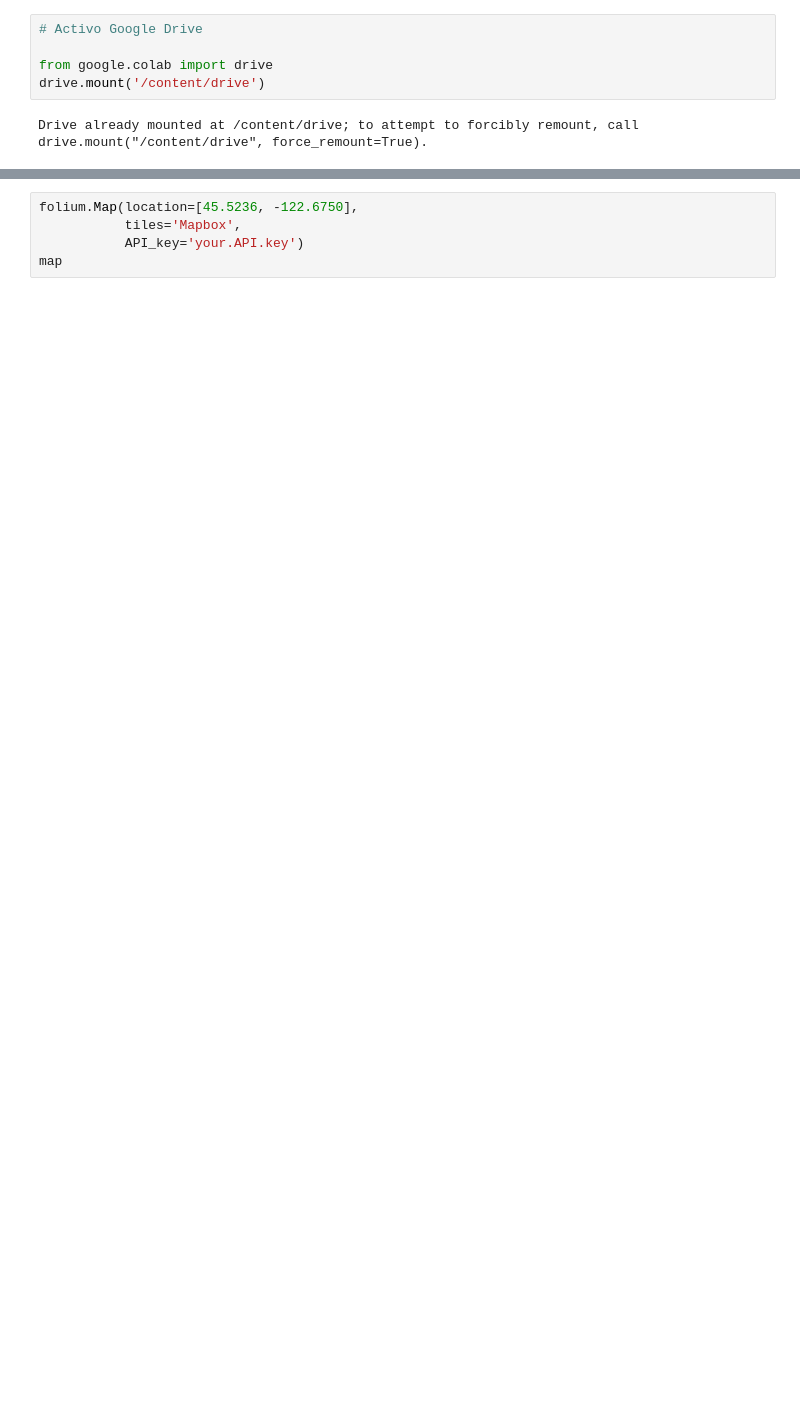
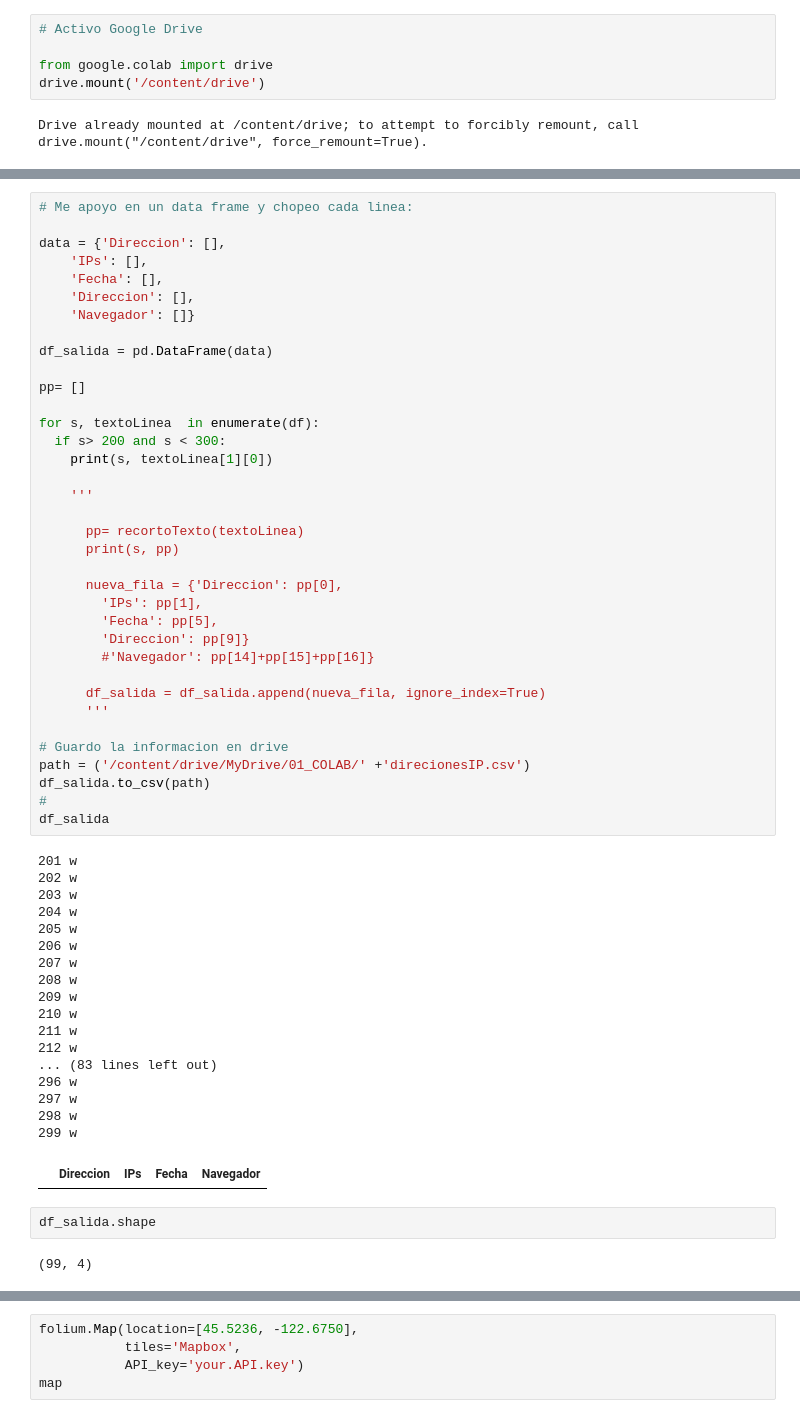
Before and after one commit to JMML2021/0401_Registre-de-logs, a Jupyter notebook: 0401_Registre-de-logs Rev B.ipynb, the cells around one changed output, grey strips where cells are left out. Cells and saved outputs as stored; diff of their text form; blank space fills up the shorter version.

```diff
--- a/0401_Registre-de-logs Rev B.ipynb
+++ b/0401_Registre-de-logs Rev B.ipynb
@@ -206,0 +98,59 @@ localhost 127.0.0.1 - - [23/Feb/2014:03:10:31 +0100] "OPTIONS * HTTP/1.0" 200 -
+# %%
+# Me apoyo en un data frame y chopeo cada linea:
+
+data = {'Direccion': [],
+    'IPs': [],
+    'Fecha': [],
+    'Direccion': [],
+    'Navegador': []}
+
+df_salida = pd.DataFrame(data)
+
+pp= []
+
+for s, textoLinea  in enumerate(df):
+  if s> 200 and s < 300:
+    print(s, textoLinea[1][0])
+
+    '''
+
+      pp= recortoTexto(textoLinea)
+      print(s, pp)
+
+      nueva_fila = {'Direccion': pp[0],
+        'IPs': pp[1],
+        'Fecha': pp[5],
+        'Direccion': pp[9]}
+        #'Navegador': pp[14]+pp[15]+pp[16]}
+
+      df_salida = df_salida.append(nueva_fila, ignore_index=True)
+      '''
+
+# Guardo la informacion en drive
+path = ('/content/drive/MyDrive/01_COLAB/' +'direcionesIP.csv')
+df_salida.to_csv(path)
+#
+df_salida
+# %% [output]
+201 w
+202 w
+203 w
+204 w
+205 w
+206 w
+207 w
+208 w
+209 w
+210 w
+211 w
+212 w
+... (83 lines left out)
+296 w
+297 w
+298 w
+299 w
+|  | Direccion | IPs | Fecha | Navegador |
+# %%
+df_salida.shape
+# %% [output]
+(99, 4)
```
Also changed, not shown: parts of 28 cells of this notebook.
